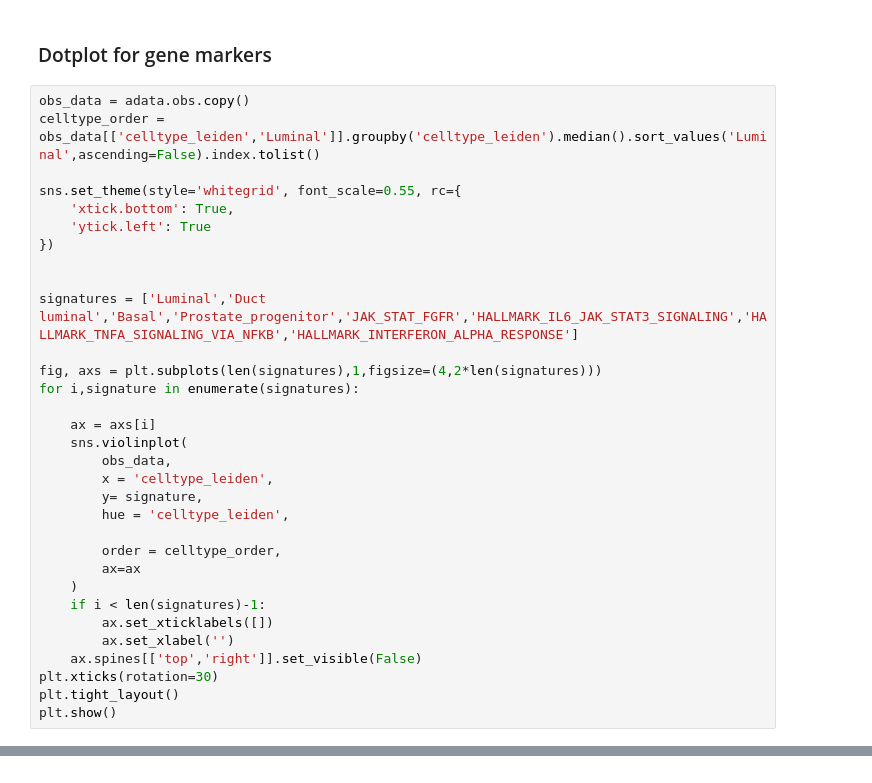
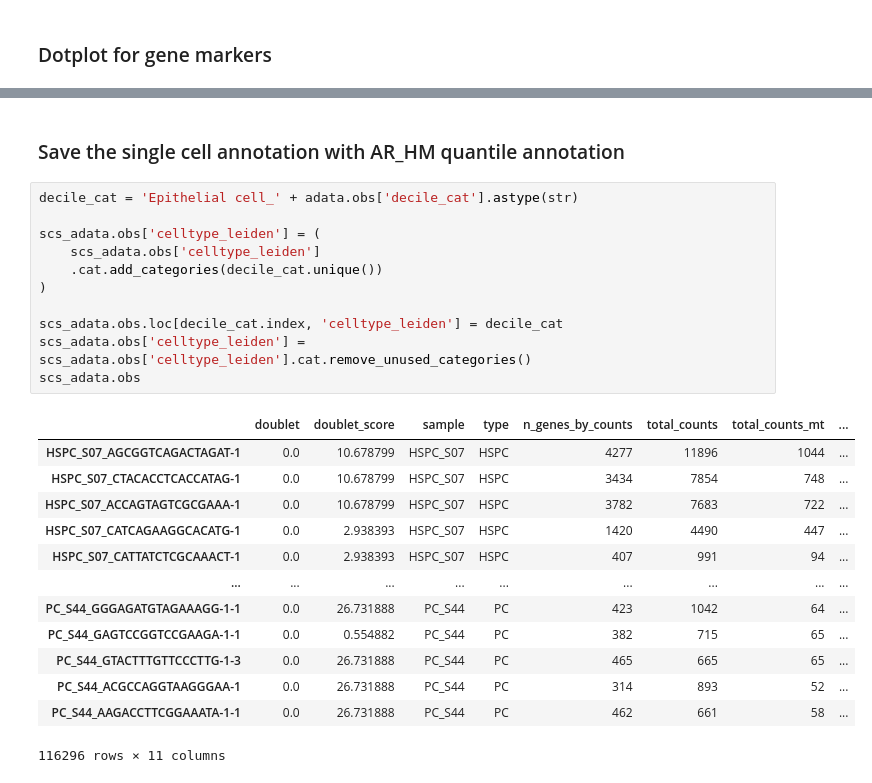
Before and after one commit to akiviaho/prostate_cancer_plasticity, a Jupyter notebook: lyu_2024_cell_type_subclustering.ipynb, the cells around one changed output, grey strips where cells are left out. Saved outputs shown, nothing was run; the diff lists cells and outputs as text.

```diff
--- a/lyu_2024_cell_type_subclustering.ipynb
+++ b/lyu_2024_cell_type_subclustering.ipynb
@@ -533,34 +472,2 @@ The `errwidth` parameter is deprecated. And will be removed in v0.15.0. Pass `er
 # %% [markdown]
 ### Dotplot for gene markers
-# %%
-obs_data = adata.obs.copy()
-celltype_order = obs_data[['celltype_leiden','Luminal']].groupby('celltype_leiden').median().sort_values('Luminal',ascending=False).index.tolist()
-
-sns.set_theme(style='whitegrid', font_scale=0.55, rc={
-    'xtick.bottom': True,
-    'ytick.left': True
-})
-
-
-signatures = ['Luminal','Duct luminal','Basal','Prostate_progenitor','JAK_STAT_FGFR','HALLMARK_IL6_JAK_STAT3_SIGNALING','HALLMARK_TNFA_SIGNALING_VIA_NFKB','HALLMARK_INTERFERON_ALPHA_RESPONSE']
-
-fig, axs = plt.subplots(len(signatures),1,figsize=(4,2*len(signatures)))
-for i,signature in enumerate(signatures):
-
-    ax = axs[i]
-    sns.violinplot(
-        obs_data,
-        x = 'celltype_leiden',
-        y= signature,
-        hue = 'celltype_leiden',
-
-        order = celltype_order,
-        ax=ax
-    )
-    if i < len(signatures)-1:
-        ax.set_xticklabels([])
-        ax.set_xlabel('')
-    ax.spines[['top','right']].set_visible(False)
-plt.xticks(rotation=30)
-plt.tight_layout()
-plt.show()
@@ -988,0 +895,27 @@ plt.show()
+# %% [markdown]
+### Save the single cell annotation with AR_HM quantile annotation
+# %%
+decile_cat = 'Epithelial cell_' + adata.obs['decile_cat'].astype(str)
+
+scs_adata.obs['celltype_leiden'] = (
+    scs_adata.obs['celltype_leiden']
+    .cat.add_categories(decile_cat.unique())
+)
+
+scs_adata.obs.loc[decile_cat.index, 'celltype_leiden'] = decile_cat
+scs_adata.obs['celltype_leiden'] = scs_adata.obs['celltype_leiden'].cat.remove_unused_categories()
+scs_adata.obs
+# %% [output]
+|  | doublet | doublet_score | sample | type | n_genes_by_counts | total_counts | total_counts_mt | ... |
+| HSPC_S07_AGCGGTCAGACTAGAT-1 | 0.0 | 10.678799 | HSPC_S07 | HSPC | 4277 | 11896 | 1044 | ... |
+| HSPC_S07_CTACACCTCACCATAG-1 | 0.0 | 10.678799 | HSPC_S07 | HSPC | 3434 | 7854 | 748 | ... |
+| HSPC_S07_ACCAGTAGTCGCGAAA-1 | 0.0 | 10.678799 | HSPC_S07 | HSPC | 3782 | 7683 | 722 | ... |
+| HSPC_S07_CATCAGAAGGCACATG-1 | 0.0 | 2.938393 | HSPC_S07 | HSPC | 1420 | 4490 | 447 | ... |
+| HSPC_S07_CATTATCTCGCAAACT-1 | 0.0 | 2.938393 | HSPC_S07 | HSPC | 407 | 991 | 94 | ... |
+| ... | ... | ... | ... | ... | ... | ... | ... | ... |
+| PC_S44_GGGAGATGTAGAAAGG-1-1 | 0.0 | 26.731888 | PC_S44 | PC | 423 | 1042 | 64 | ... |
+| PC_S44_GAGTCCGGTCCGAAGA-1-1 | 0.0 | 0.554882 | PC_S44 | PC | 382 | 715 | 65 | ... |
+| PC_S44_GTACTTTGTTCCCTTG-1-3 | 0.0 | 26.731888 | PC_S44 | PC | 465 | 665 | 65 | ... |
+| PC_S44_ACGCCAGGTAAGGGAA-1 | 0.0 | 26.731888 | PC_S44 | PC | 314 | 893 | 52 | ... |
+| PC_S44_AAGACCTTCGGAAATA-1-1 | 0.0 | 26.731888 | PC_S44 | PC | 462 | 661 | 58 | ... |
+116296 rows × 11 columns
```
Also changed, not shown: parts of 23 cells of this notebook.
